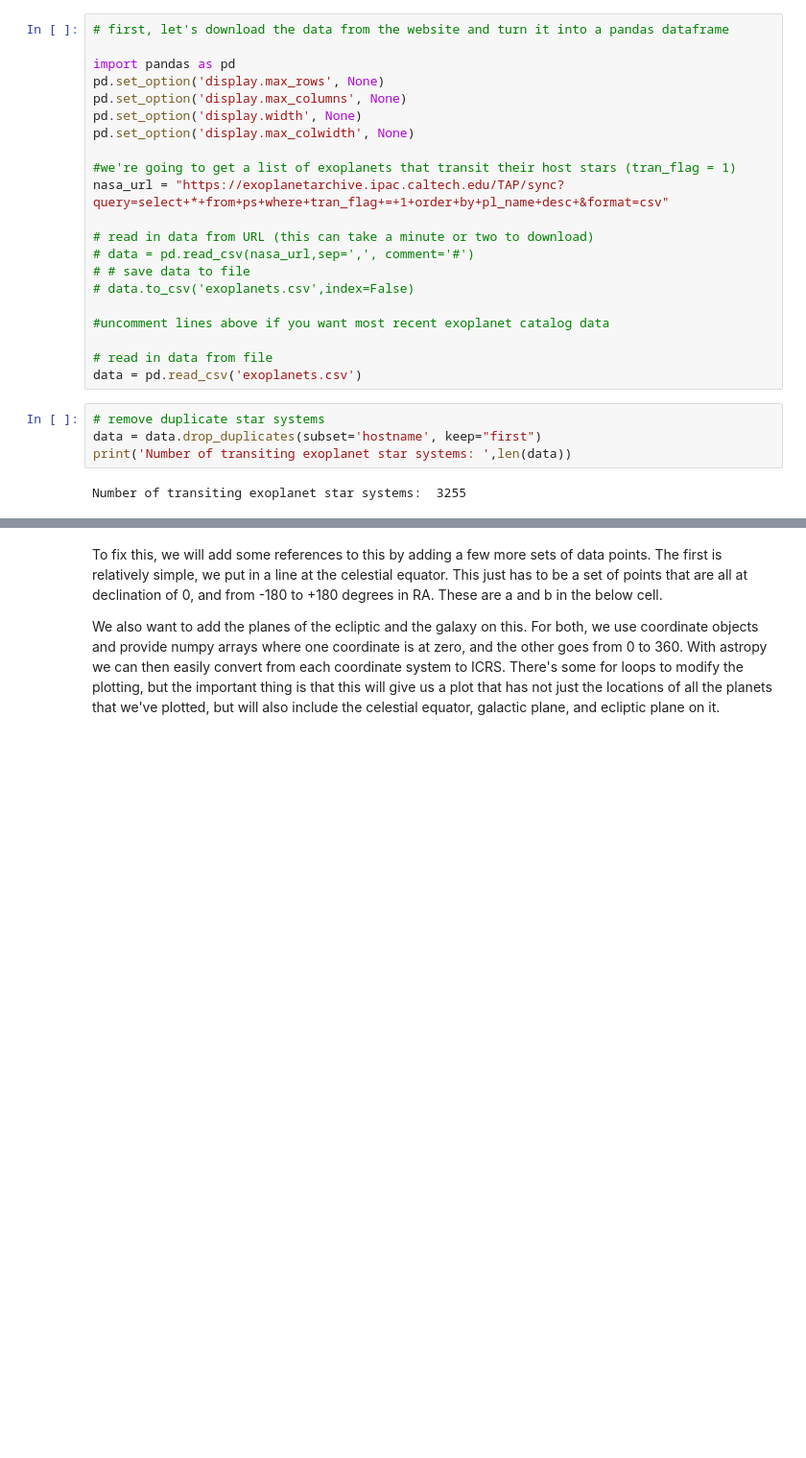
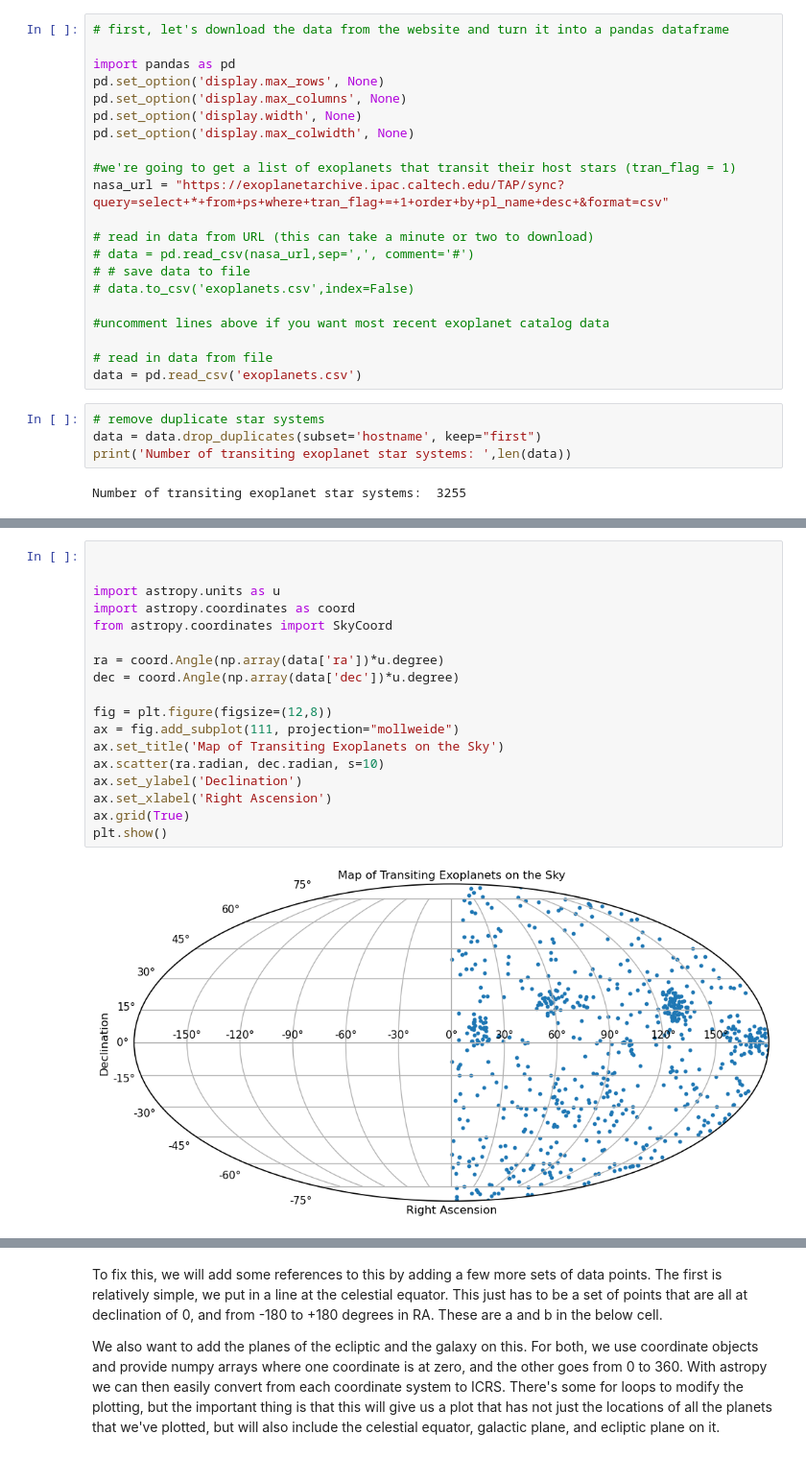
Before and after one commit to daxfeliz/cunybridgebootcamp, a Jupyter notebook: current_and_past_sites/2024_notebooks/Session_05/10_Astropy.ipynb, the cells around one changed output, grey strips where cells are left out. Shown: that part at 96% size. Drawn from its saved outputs; the diff is of its cells as text; blank space fills up the shorter version.

```diff
--- a/current_and_past_sites/2024_notebooks/Session_05/10_Astropy.ipynb
+++ b/current_and_past_sites/2024_notebooks/Session_05/10_Astropy.ipynb
@@ -239,3 +241,23 @@ data.head(3)
 | 0 | pi Men c | c | HD 39091 | HD 39091 | HIP 26394 | TIC 261136679 | Gaia DR2 4623036865373793408 | 0 | <a refstr=HUANG_ET_AL__2018 href=... | ... |
 | 6 | XO-7 b | b | XO-7 | NaN | NaN | TIC 268403451 | Gaia DR2 2303332931542914048 | 1 | <a refstr=CROUZET_ET_AL__2020 hre... | ... |
 | 11 | XO-6 b | b | XO-6 | NaN | NaN | TIC 138168780 | Gaia DR2 1114308481600798336 | 0 | <a refstr=PATEL__AMP__ESPINOZA_20... | ... |
+# %%
+
+
+import astropy.units as u
+import astropy.coordinates as coord
+from astropy.coordinates import SkyCoord
+
+ra = coord.Angle(np.array(data['ra'])*u.degree)
+dec = coord.Angle(np.array(data['dec'])*u.degree)
+
+fig = plt.figure(figsize=(12,8))
+ax = fig.add_subplot(111, projection="mollweide")
+ax.set_title('Map of Transiting Exoplanets on the Sky')
+ax.scatter(ra.radian, dec.radian, s=10)
+ax.set_ylabel('Declination')
+ax.set_xlabel('Right Ascension')
+ax.grid(True)
+plt.show()
+# %% [output]
+[figure, added]
```
Also changed, not shown: parts of 25 cells of this notebook, 2 other files.
